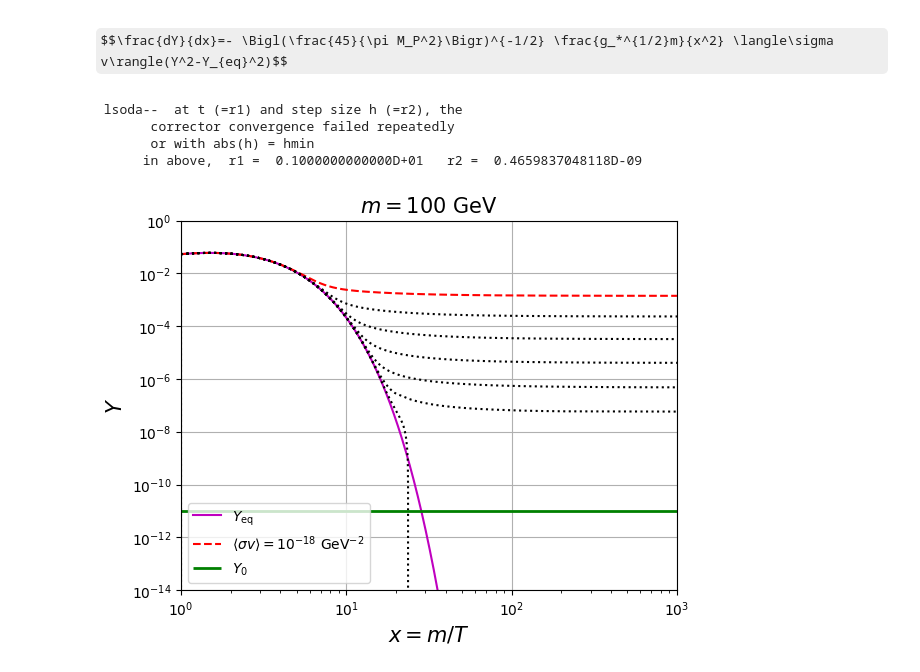
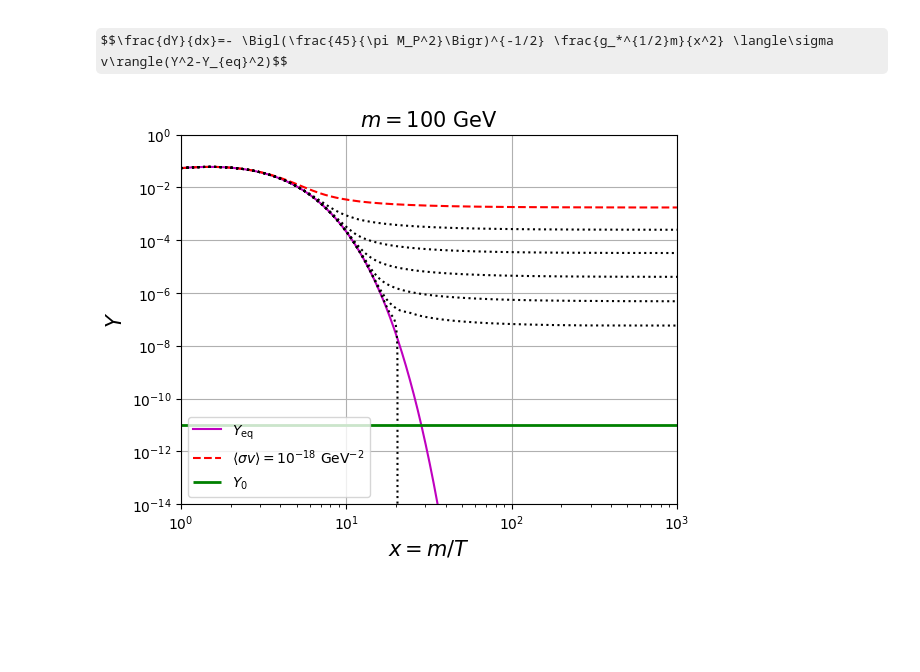
Before and after one commit to nico0407/DM-freeze-out, a Jupyter notebook: WIMP_relic_computation.ipynb, the cells around one changed output. Saved outputs shown, nothing was run; the diff lists cells and outputs as text; code cells hidden in the pictures; some formulas as TeX source; blank space fills up the shorter version.

```diff
--- a/WIMP_relic_computation.ipynb
+++ b/WIMP_relic_computation.ipynb
@@ -251,10 +251,10 @@ plt.grid()
 # %% [output]
 [figure]
 # %%
-def lin4(t,a10,a11,a12,a18):
-    return a10+a11*t+ a12*t**2 +a18*t**3
+def lin4(t,a10,a11,a12):
+    return a10/(1+np.exp(-a11*(t-a12)))#a10+a11*t+ a12*t**2 +a18*t**3
 # %%
-popt4,pcov4 = optimize.curve_fit(lin4,temp4,gstar4,p0=(0,0,0,0))
+popt4,pcov4 = optimize.curve_fit(lin4,temp4,gstar4,p0=(0,0,0))
 # %%
 popt4
 # %% [output]
@@ -262,6 +262,6 @@ array([50.17078457, 28.18470272, -6.5344422 ,  0.4420229 ])
 # %%
 def g_star4(t):
-    return lin4(t,a10=popt4[0],a11=popt4[1],a12=popt4[2],a18=popt4[3])
+    return lin4(t,a10=popt4[0],a11=popt4[1],a12=popt4[2])
 # %%
 #t=np.logspace(np.log10(1E-3),np.log10(1E-1))
 t4=np.linspace(0.23169929,8.61670073, 1000)
@@ -372,8 +372,10 @@ def BEx(x,m=100):
         return k*np.sqrt(g_star2(T))/x**2
     elif 0.12337614<T<0.22748515:
         return k*np.sqrt(g_star3(T))/x**2
-    elif 0.23169929<T<105.25139665:
+    elif 0.23169929<T<8.6167:
         return k*np.sqrt(g_star4(T))/x**2
+    elif 9.3873<T<162.48:
+        return k*np.sqrt(g_star6(T))/x**2
     else:
         return k*np.sqrt(g_star5(T))/x**2
 # %%
@@ -411,39 +413,32 @@ plt.loglog(x,Y,'k:')
 
 k=fk(sigmav=1E-13)
 Y=integrate.odeint(BE,Yeq(x[0]),x)
 plt.loglog(x,Y,'k:')
 
 k=fk(sigmav=1E-12)
 Y=integrate.odeint(BE,Yeq(x[0]),x)
 plt.loglog(x,Y,'k:')
 
-k=fk(sigmav=1E-11)
-Y=integrate.odeint(BE,Yeq(x[0]),x)
-plt.loglog(x,Y,'k:')
 
 
 
-#WHAT HAPPENS WHEN THE AVERAGE CROSS SECTION*VELOCITY DROPS BELOW 1E-11?!?!?!?!?!?!?
+#WHAT HAPPENS WHEN THE AVERAGE CROSS SECTION*VELOCITY DROPS BELOW 1E-12?!?!?!?!?!?!?
 
 
 
 
 plt.hlines(1E-11,1,1000,linestyles='-',color='g',lw=2,label='$Y_0$')    #THAT'S THE HORIZONTAL LINE IN PURPLE.
                                                                 #REFERS TO THE RIGHT EXPERIMENTAL ABOUNDANCE
 
 
 plt.ylim(1E-14,1)
 plt.xlim(1,1000)
 plt.xlabel('$x = m/T$', size= 15)
 plt.ylabel('$Y$', size= 15)
 plt.title('$m = 100$ GeV', size= 15)
 plt.legend()
 plt.grid()
 
 # x grows in time means that the temperature decrease
 # %% [output]
- lsoda--  at t (=r1) and step size h (=r2), the
-       corrector convergence failed repeatedly
-       or with abs(h) = hmin
-      in above,  r1 =  0.1000000000000D+01   r2 =  0.4659837048118D-09
-[figure, old version]
+[figure, new version]
```
Also changed, not shown: parts of 3 cells of this notebook.
